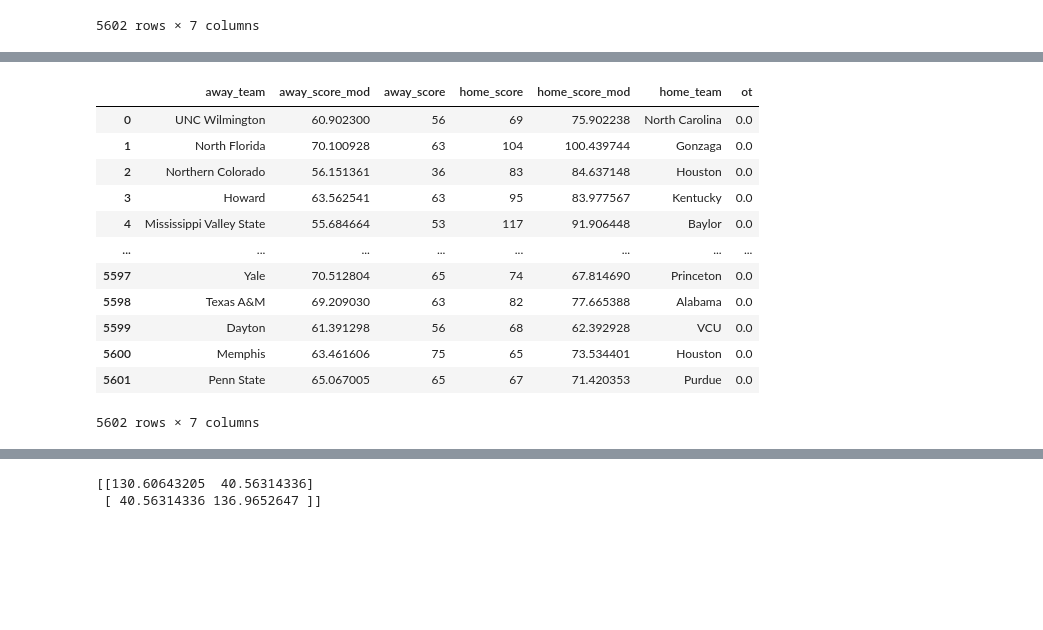
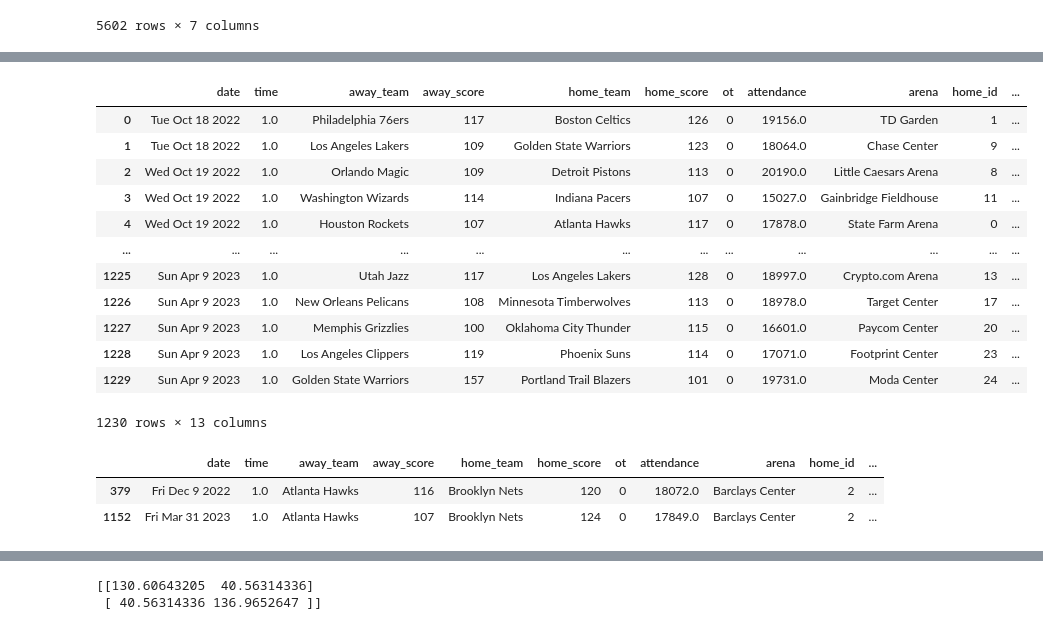
Before and after one commit to daviderics/Basketball-Model, a Jupyter notebook: bball_modeler.ipynb, the cells around one changed output, grey strips where cells are left out. Drawn from its saved outputs; the diff is of its cells as text; code cells hidden in the pictures; blank space fills up the shorter version.

```diff
--- a/bball_modeler.ipynb
+++ b/bball_modeler.ipynb
@@ -575,16 +819,22 @@ h_adv
-# %%
-games_model[['away_team','away_score_mod','away_score','home_score','home_score_mod','home_team','ot']]
-# %% [output]
-|  | away_team | away_score_mod | away_score | home_score | home_score_mod | home_team | ot |
-| 0 | UNC Wilmington | 60.902300 | 56 | 69 | 75.902238 | North Carolina | 0.0 |
-| 1 | North Florida | 70.100928 | 63 | 104 | 100.439744 | Gonzaga | 0.0 |
-| 2 | Northern Colorado | 56.151361 | 36 | 83 | 84.637148 | Houston | 0.0 |
-| 3 | Howard | 63.562541 | 63 | 95 | 83.977567 | Kentucky | 0.0 |
-| 4 | Mississippi Valley State | 55.684664 | 53 | 117 | 91.906448 | Baylor | 0.0 |
-| ... | ... | ... | ... | ... | ... | ... | ... |
-| 5597 | Yale | 70.512804 | 65 | 74 | 67.814690 | Princeton | 0.0 |
-| 5598 | Texas A&M | 69.209030 | 63 | 82 | 77.665388 | Alabama | 0.0 |
-| 5599 | Dayton | 61.391298 | 56 | 68 | 62.392928 | VCU | 0.0 |
-| 5600 | Memphis | 63.461606 | 75 | 65 | 73.534401 | Houston | 0.0 |
-| 5601 | Penn State | 65.067005 | 65 | 67 | 71.420353 | Purdue | 0.0 |
-5602 rows × 7 columns
+# %%
+games_model
+# %% [output]
+|  | date | time | away_team | away_score | home_team | home_score | ot | attendance | arena | home_id | ... |
+| 0 | Tue Oct 18 2022 | 1.0 | Philadelphia 76ers | 117 | Boston Celtics | 126 | 0 | 19156.0 | TD Garden | 1 | ... |
+| 1 | Tue Oct 18 2022 | 1.0 | Los Angeles Lakers | 109 | Golden State Warriors | 123 | 0 | 18064.0 | Chase Center | 9 | ... |
+| 2 | Wed Oct 19 2022 | 1.0 | Orlando Magic | 109 | Detroit Pistons | 113 | 0 | 20190.0 | Little Caesars Arena | 8 | ... |
+| 3 | Wed Oct 19 2022 | 1.0 | Washington Wizards | 114 | Indiana Pacers | 107 | 0 | 15027.0 | Gainbridge Fieldhouse | 11 | ... |
+| 4 | Wed Oct 19 2022 | 1.0 | Houston Rockets | 107 | Atlanta Hawks | 117 | 0 | 17878.0 | State Farm Arena | 0 | ... |
+| ... | ... | ... | ... | ... | ... | ... | ... | ... | ... | ... | ... |
+| 1225 | Sun Apr 9 2023 | 1.0 | Utah Jazz | 117 | Los Angeles Lakers | 128 | 0 | 18997.0 | Crypto.com Arena | 13 | ... |
+| 1226 | Sun Apr 9 2023 | 1.0 | New Orleans Pelicans | 108 | Minnesota Timberwolves | 113 | 0 | 18978.0 | Target Center | 17 | ... |
+| 1227 | Sun Apr 9 2023 | 1.0 | Memphis Grizzlies | 100 | Oklahoma City Thunder | 115 | 0 | 16601.0 | Paycom Center | 20 | ... |
+| 1228 | Sun Apr 9 2023 | 1.0 | Los Angeles Clippers | 119 | Phoenix Suns | 114 | 0 | 17071.0 | Footprint Center | 23 | ... |
+| 1229 | Sun Apr 9 2023 | 1.0 | Golden State Warriors | 157 | Portland Trail Blazers | 101 | 0 | 19731.0 | Moda Center | 24 | ... |
+1230 rows × 13 columns
+# %%
+games_model[(games_model['home_id']==2)&(games_model['away_id']==0)]
+# %% [output]
+|  | date | time | away_team | away_score | home_team | home_score | ot | attendance | arena | home_id | ... |
+| 379 | Fri Dec 9 2022 | 1.0 | Atlanta Hawks | 116 | Brooklyn Nets | 120 | 0 | 18072.0 | Barclays Center | 2 | ... |
+| 1152 | Fri Mar 31 2023 | 1.0 | Atlanta Hawks | 107 | Brooklyn Nets | 124 | 0 | 17849.0 | Barclays Center | 2 | ... |
```
Also changed, not shown: parts of 11 cells of this notebook.
